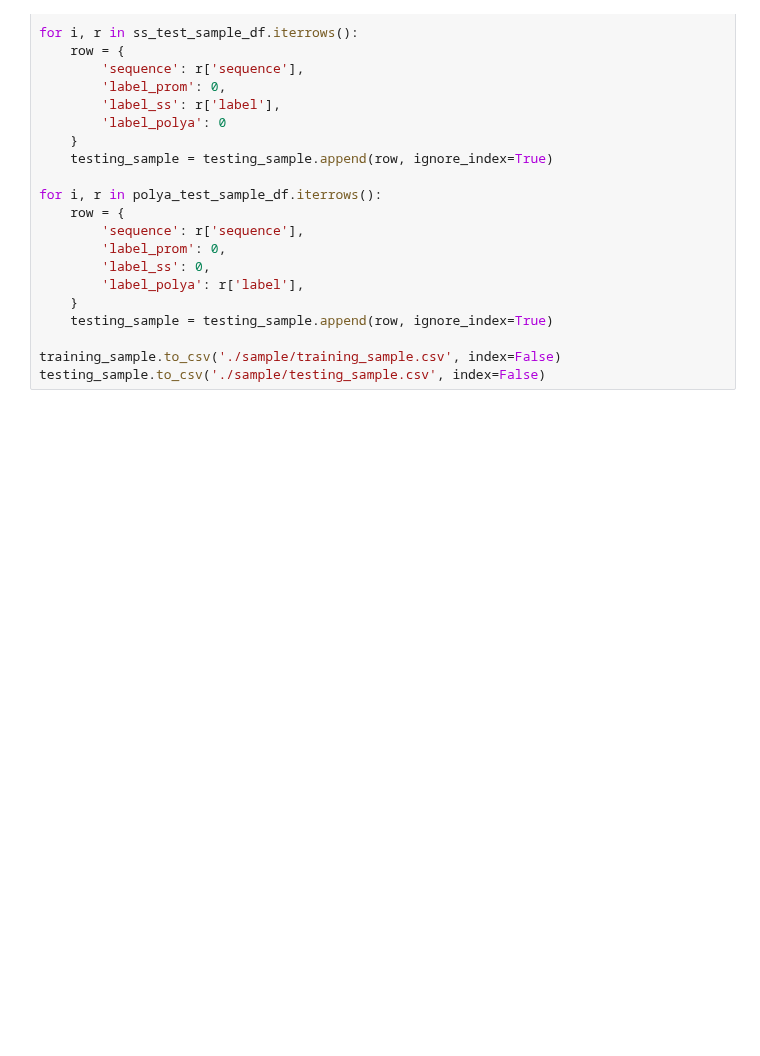
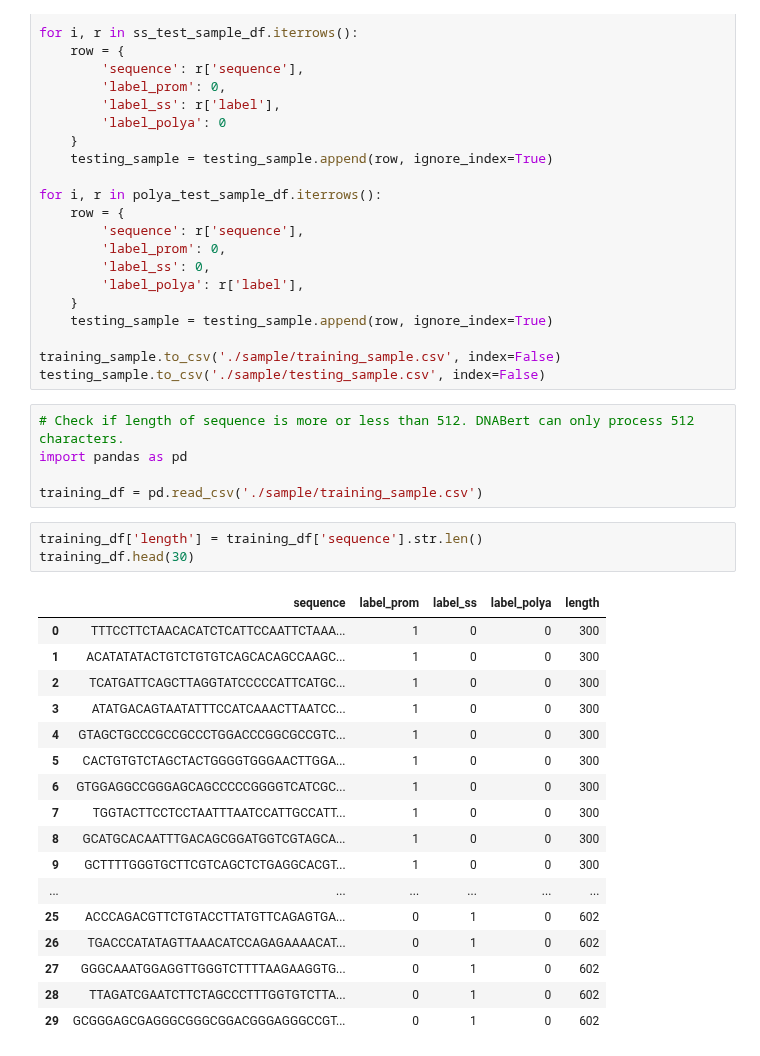
Before and after one commit to anwari32/sequence-processing, a Jupyter notebook: data_preparation.ipynb, the cells around one changed output. Cells and saved outputs as stored; diff of their text form; blank space fills up the shorter version.

Commit message:
added sample training data, test data, and validation data.

```diff
--- a/data_preparation.ipynb
+++ b/data_preparation.ipynb
@@ -812,3 +799,29 @@ for i, r in polya_test_sample_df.iterrows():
 
 training_sample.to_csv('./sample/training_sample.csv', index=False)
 testing_sample.to_csv('./sample/testing_sample.csv', index=False)
+# %%
+# Check if length of sequence is more or less than 512. DNABert can only process 512 characters.
+import pandas as pd
+
+training_df = pd.read_csv('./sample/training_sample.csv')
+# %%
+training_df['length'] = training_df['sequence'].str.len()
+training_df.head(30)
+# %% [output]
+|  | sequence | label_prom | label_ss | label_polya | length |
+| 0 | TTTCCTTCTAACACATCTCATTCCAATTCTAAA... | 1 | 0 | 0 | 300 |
+| 1 | ACATATATACTGTCTGTGTCAGCACAGCCAAGC... | 1 | 0 | 0 | 300 |
+| 2 | TCATGATTCAGCTTAGGTATCCCCCATTCATGC... | 1 | 0 | 0 | 300 |
+| 3 | ATATGACAGTAATATTTCCATCAAACTTAATCC... | 1 | 0 | 0 | 300 |
+| 4 | GTAGCTGCCCGCCGCCCTGGACCCGGCGCCGTC... | 1 | 0 | 0 | 300 |
+| 5 | CACTGTGTCTAGCTACTGGGGTGGGAACTTGGA... | 1 | 0 | 0 | 300 |
+| 6 | GTGGAGGCCGGGAGCAGCCCCCGGGGTCATCGC... | 1 | 0 | 0 | 300 |
+| 7 | TGGTACTTCCTCCTAATTTAATCCATTGCCATT... | 1 | 0 | 0 | 300 |
+| 8 | GCATGCACAATTTGACAGCGGATGGTCGTAGCA... | 1 | 0 | 0 | 300 |
+| 9 | GCTTTTGGGTGCTTCGTCAGCTCTGAGGCACGT... | 1 | 0 | 0 | 300 |
+| ... | ... | ... | ... | ... | ... |
+| 25 | ACCCAGACGTTCTGTACCTTATGTTCAGAGTGA... | 0 | 1 | 0 | 602 |
+| 26 | TGACCCATATAGTTAAACATCCAGAGAAAACAT... | 0 | 1 | 0 | 602 |
+| 27 | GGGCAAATGGAGGTTGGGTCTTTTAAGAAGGTG... | 0 | 1 | 0 | 602 |
+| 28 | TTAGATCGAATCTTCTAGCCCTTTGGTGTCTTA... | 0 | 1 | 0 | 602 |
+| 29 | GCGGGAGCGAGGGCGGGCGGACGGGAGGGCCGT... | 0 | 1 | 0 | 602 |
```
Also changed, not shown: parts of 20 cells of this notebook, 32 other files.
